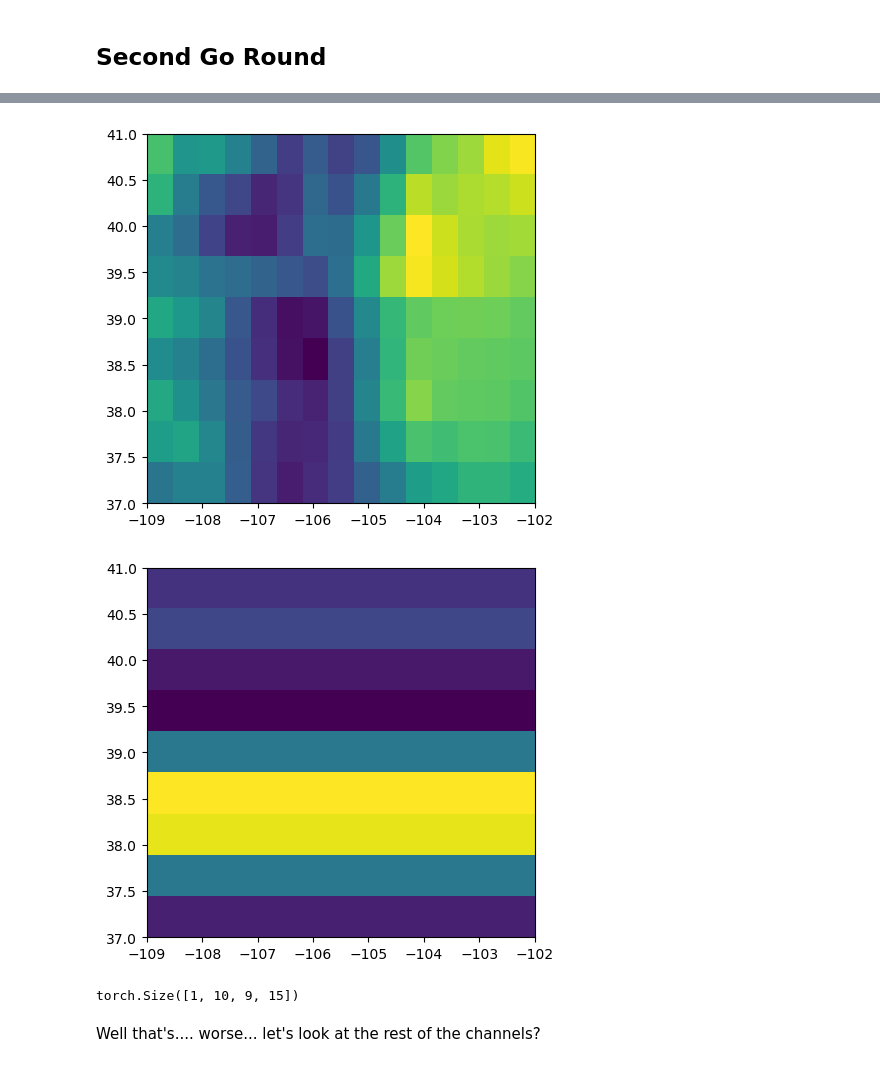
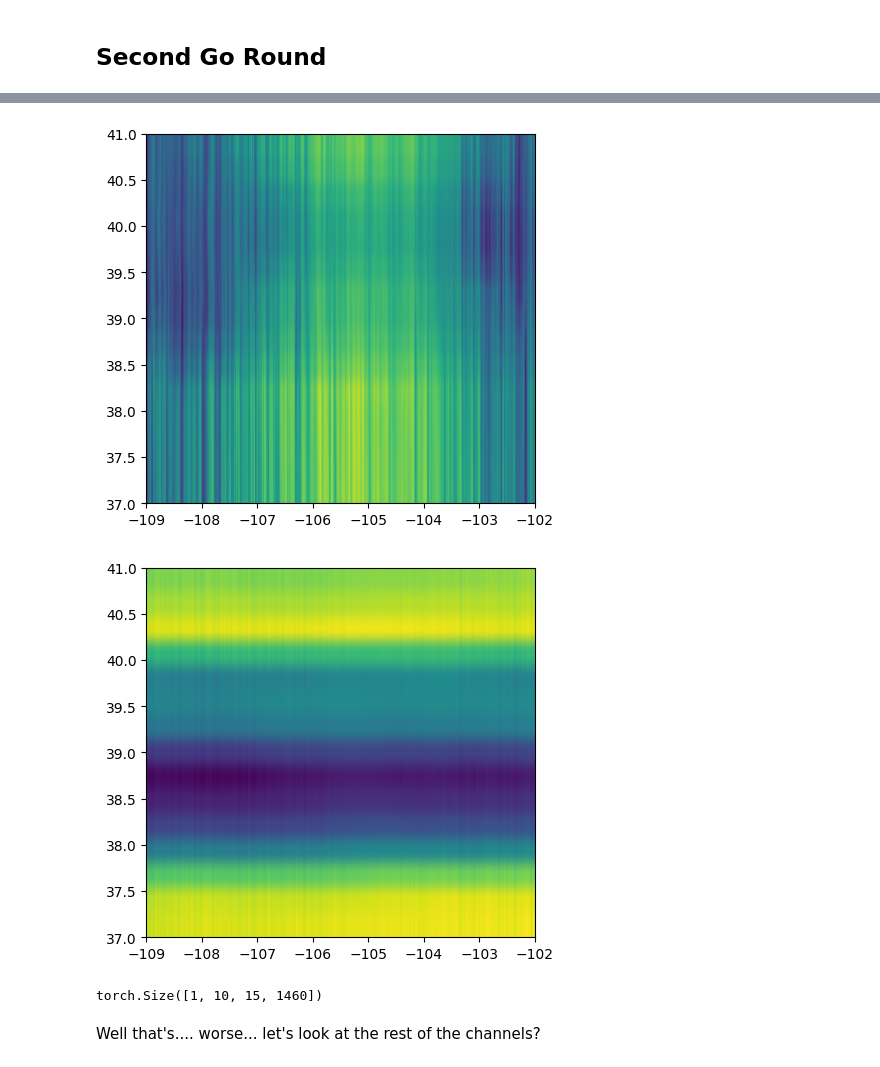
Before and after one commit to Quinntillion/MLProject, a Jupyter notebook: testNotebook.ipynb, the cells around one changed output, grey strips where cells are left out. Drawn from its saved outputs; the diff is of its cells as text; code cells hidden in the pictures.

```diff
--- a/testNotebook.ipynb
+++ b/testNotebook.ipynb
@@ -155,7 +118,7 @@ class WeatherTensorDataset(Dataset):          # This class is a custom dataset l
 # %% [markdown]
 First, let's load up our data and get a look at it:
 # %%
-df = pd.read_csv('data2022/accum_data.csv')
+df = pd.read_csv('accum_data.csv')
 df.valid_time = df.valid_time.astype('datetime64[s]')
 
 W = len(df.longitude.unique())
@@ -482,17 +444,17 @@ Eval: test_l2=9.7481
 # %%
-look_at=42
+look_at=1
 x_example = test_dataset[look_at]['x'].unsqueeze(0)
 y_expected = test_dataset[look_at]['y']
 y_predicted = model(x_example)
 plot(y_expected[3,:,:])
 plt.show()
 plot(y_predicted.squeeze(0)[3,:,:].detach().numpy())
 plt.show()
 y_predicted.shape
 # %% [output]
-[figure, old version]
+[figure, new version]
-[figure, old version]
+[figure, new version]
-torch.Size([1, 10, 9, 15])
+torch.Size([1, 10, 15, 1460])
 # %% [markdown]
 Well that's.... worse... let's look at the rest of the channels?
 # %%
```
Also changed, not shown: parts of 4 cells of this notebook.
